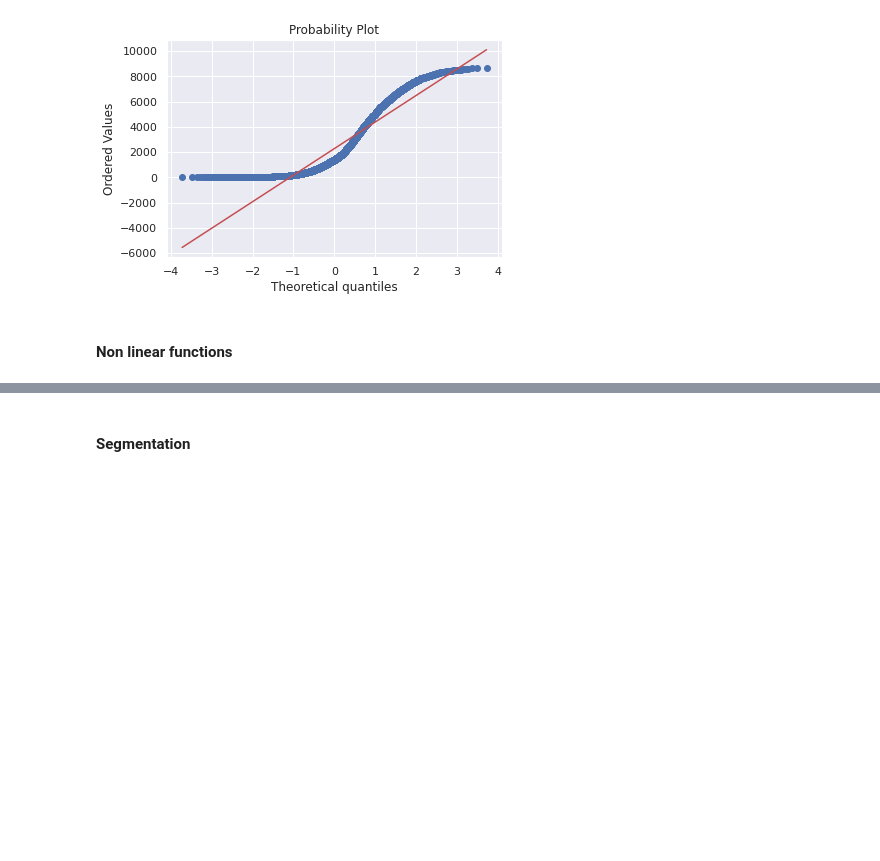
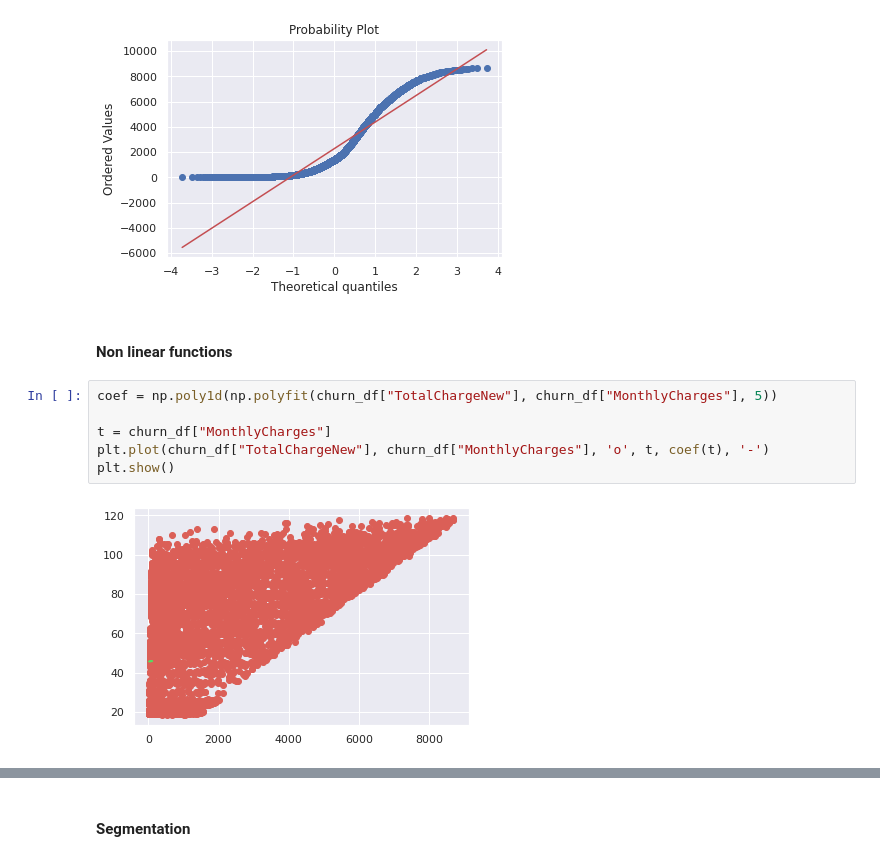
Before and after one commit to shelly2904/DATA_SCIENCE, a Jupyter notebook: EDA/Applied_Statistics.ipynb, the cells around one changed output, grey strips where cells are left out. Drawn from its saved outputs; the diff is of its cells as text; blank space fills up the shorter version.

```diff
--- a/EDA/Applied_Statistics.ipynb
+++ b/EDA/Applied_Statistics.ipynb
@@ -537,3 +537,11 @@ stats.probplot(churn_df["TotalChargeNew"], dist="norm", plot=plt)
 [figure]
 # %% [markdown]
 #### Non linear functions
+# %%
+coef = np.poly1d(np.polyfit(churn_df["TotalChargeNew"], churn_df["MonthlyCharges"], 5))
+
+t = churn_df["MonthlyCharges"]
+plt.plot(churn_df["TotalChargeNew"], churn_df["MonthlyCharges"], 'o', t, coef(t), '-')
+plt.show()
+# %% [output]
+[figure, added]
```
Also changed, not shown: parts of 7 cells of this notebook, 1 other file.
